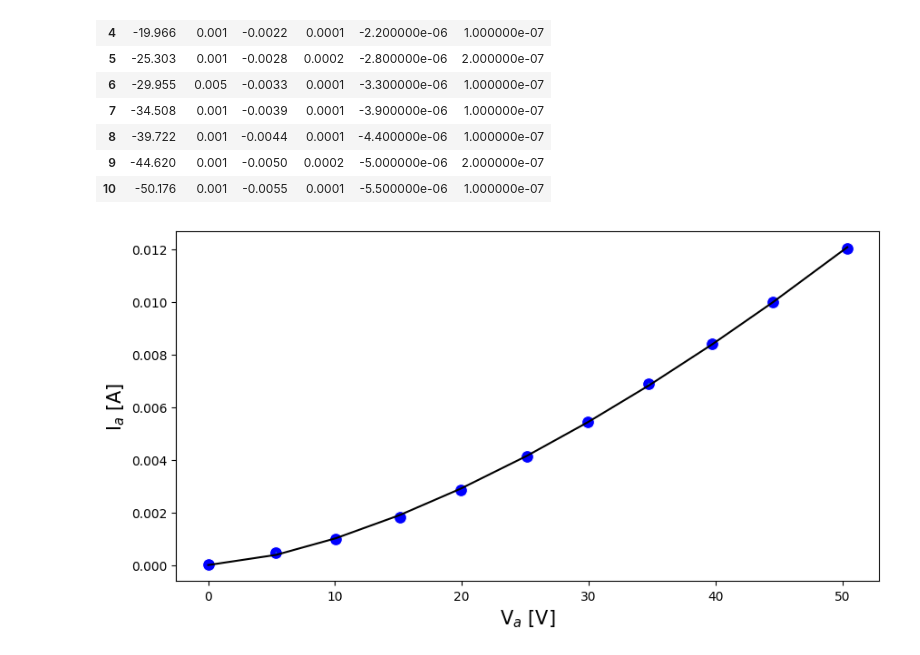
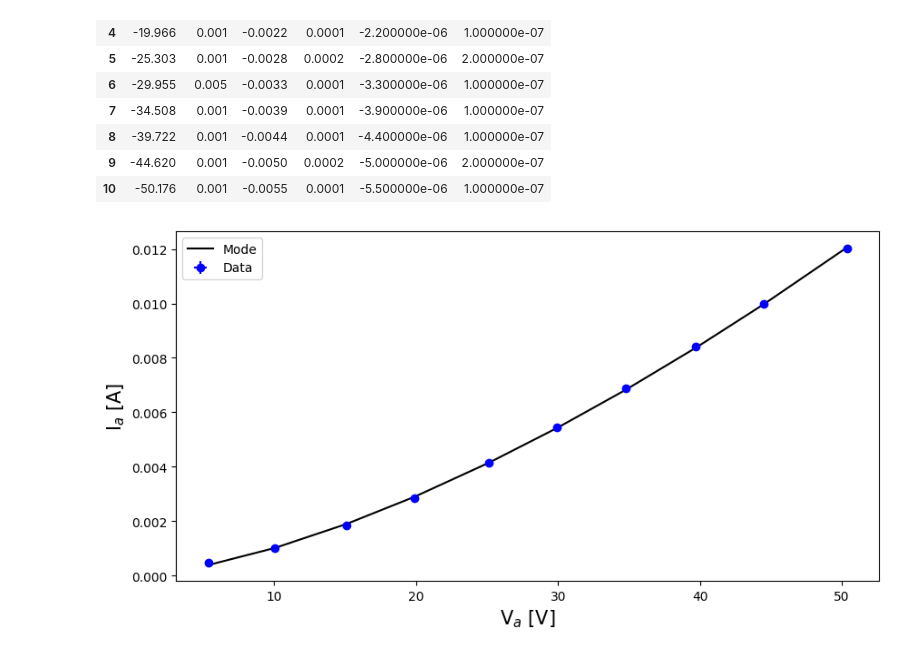
Before and after one commit to devkhullar/phys2925, a Jupyter notebook: e_m_experiment/code/analysis.ipynb, the cells around one changed output. Saved outputs shown, nothing was run; the diff lists cells and outputs as text; code cells hidden in the pictures.

```diff
--- a/e_m_experiment/code/analysis.ipynb
+++ b/e_m_experiment/code/analysis.ipynb
@@ -242,35 +243,43 @@ for df in [positive, negative]:
 | 10 | -50.176 | 0.001 | -0.0055 | 0.0001 | -5.500000e-06 | 1.000000e-07 |
 # %%
 fig, ax = plt.subplots(1, 1, figsize=(10, 5))
-sns.scatterplot(
-    data=positive,
-    x='V (V)',
-    y='I (A)',
+# sns.scatterplot(
+#     # data=positive,
+#     x=positive['V (V)'][1:],
+#     y=positive['I (A)'][1:],
+#     color='blue',
+#     ax=ax,
+#     s=100,
+#     label='Data'
+# )
+ax.errorbar(
+    positive['V (V)'][1:],
+    positive['I (A)'][1:],
+    xerr=positive['dV (V)'][1:],
+    yerr=positive['dI (A)'][1:],
+    # capsize=15,
+    fmt='o',
     color='blue',
-    ax=ax,
-    s=100
-)
-ax.errorbar(
-    positive['V (V)'],
-    positive['I (A)'],
-    xerr=positive['dV (V)'],
-    yerr=positive['dI (A)'],
-    # capsize=15,
-    fmt='none',
+    label='Data',
+    # ms=15,
 )
 ax.set_xlabel(r'V$_a$ [V]', fontsize=fontsize)
 ax.set_ylabel(r'I$_a$ [A]', fontsize=fontsize)
 
 def power_law(x, c, k):
     return c * (x**k)
 
-params, covariance = curve_fit(power_law, positive['V (V)'], positive['I (A)'])
+params, covariance = curve_fit(power_law, positive['V (V)'][1:], positive['I (A)'][1:])
 c_fit, k_fit = params
 ax.plot(
-    positive['V (V)'],
-    power_law(positive['V (V)'], c_fit, k_fit),
-    c='k'
+    positive['V (V)'][1:],
+    power_law(positive['V (V)'][1:], c_fit, k_fit),
+    c='k',
+    label='Mode'
 )
+plt.legend()
+# ax.set_yscale('log')
+# ax.set_xscale('log')
 plt.savefig('../tex/figures/thermionic_emission_run_1.png', bbox_inches='tight')
 # %% [output]
-[figure, old version]
+[figure, new version]
```
Also changed, not shown: parts of 29 cells of this notebook, 18 other files.
